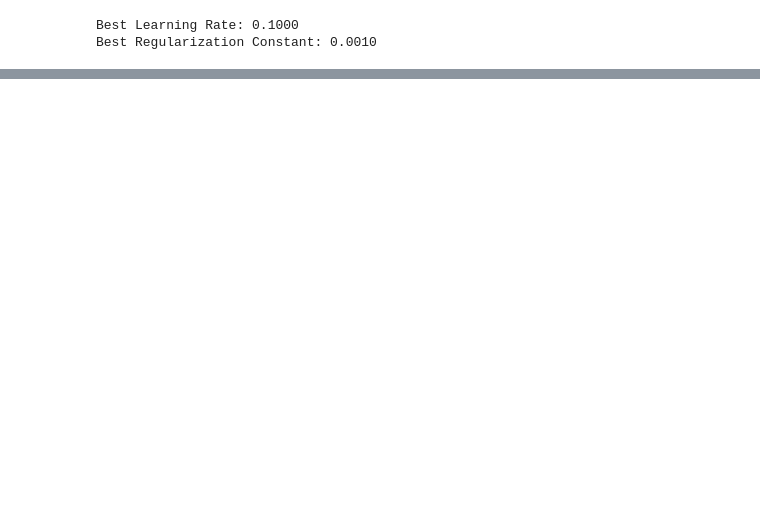
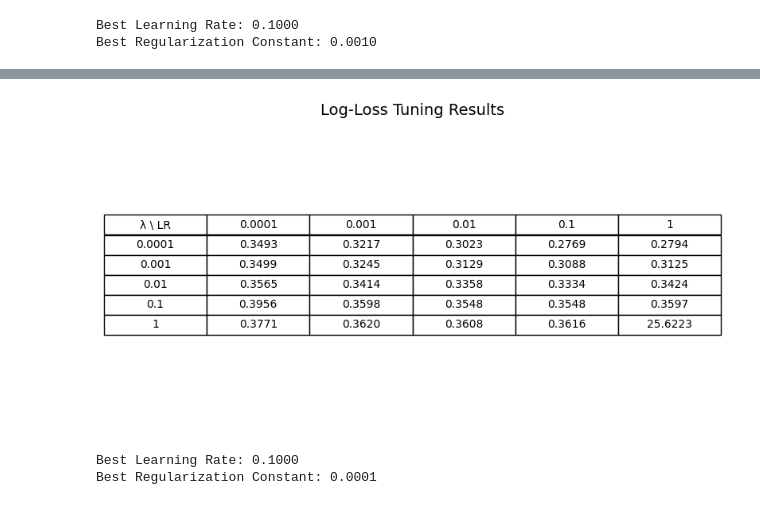
Before and after one commit to moOritzl/bachelorpraktikum-applied-machine-learning, a Jupyter notebook: Week_05/Regularization_Hyper-parameter_Tuning.ipynb, the cells around one changed output, grey strips where cells are left out. Cells and saved outputs as stored; diff of their text form; code cells hidden in the pictures; blank space fills up the shorter version.

```diff
--- a/Week_05/Regularization_Hyper-parameter_Tuning.ipynb
+++ b/Week_05/Regularization_Hyper-parameter_Tuning.ipynb
@@ -324,0 +493,32 @@ plt.close()
+# %%
+def display_log_loss_results(log_loss_scores, learning_rates, reg_cons):
+    fig, ax = plt.subplots(figsize=(10, 5))
+    ax.axis('tight')
+    ax.axis('off')
+
+    header = ["λ \\ LR"] + [str(lr) for lr in learning_rates]
+    table_data = [header]
+    for i, reg in enumerate(reg_cons):
+        row = [str(reg)] + [f"{log_loss_scores[j, i]:.4f}" for j in range(len(learning_rates))]
+        table_data.append(row)
+
+    table = ax.table(cellText=table_data, cellLoc='center', loc='center')
+    table.scale(1, 1.5)
+
+    plt.title("Log-Loss Tuning Results", fontsize=14)
+    plt.show()
+
+
+display_log_loss_results(log_loss_scores, learning_rates, reg_cons)
+# %% [output]
+[figure, added]
+# %%
+min_idx = np.unravel_index(np.argmin(log_loss_scores), log_loss_scores.shape)
+best_learning_rate = learning_rates[min_idx[0]]
+best_reg_cons = reg_cons[min_idx[1]]
+
+print(f'Best Learning Rate: {best_learning_rate:.4f}')
+print(f'Best Regularization Constant: {best_reg_cons:.4f}')
+# %% [output]
+Best Learning Rate: 0.1000
+Best Regularization Constant: 0.0001
```
Also changed, not shown: parts of 25 cells of this notebook.
